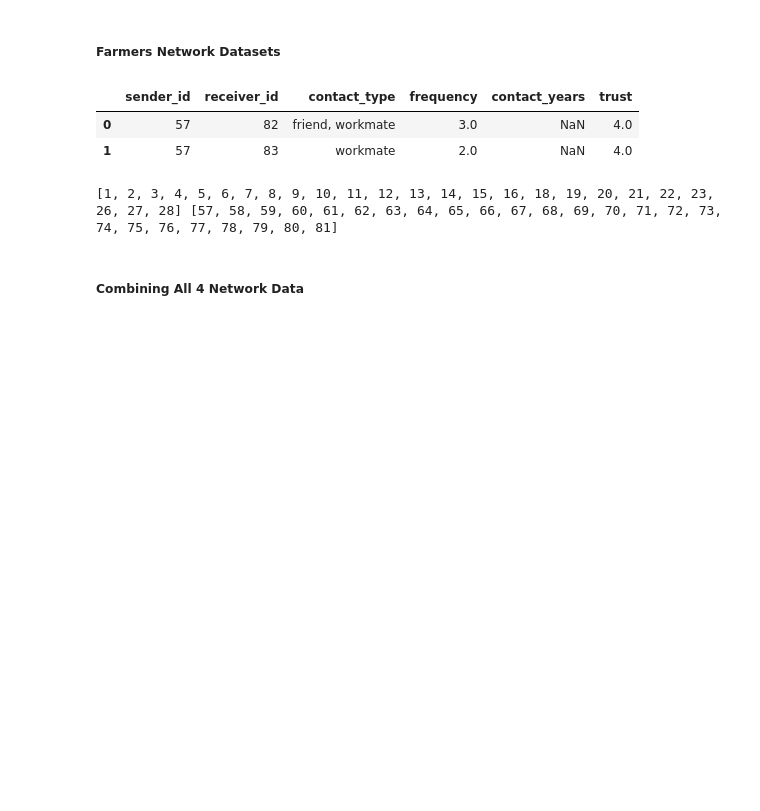
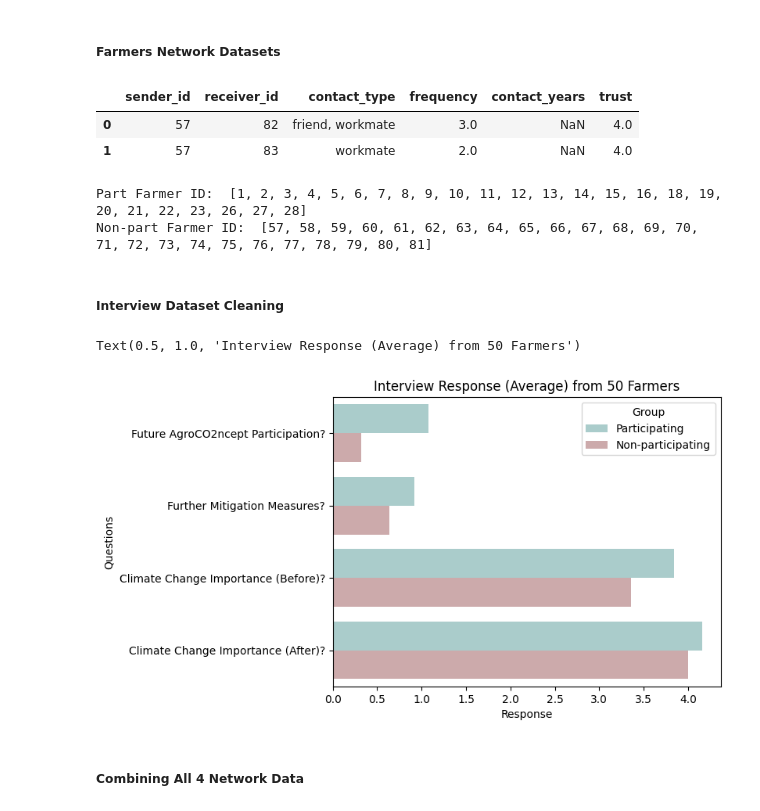
Before and after one commit to liugrac/climate_change_responses, a Jupyter notebook: Farmers Social Network.ipynb, the cells around one changed output. Saved outputs shown, nothing was run; the diff lists cells and outputs as text; code cells hidden in the pictures; blank space fills up the shorter version.

```diff
--- a/Farmers Social Network.ipynb
+++ b/Farmers Social Network.ipynb
@@ -70,18 +70,52 @@ non_all_df.head(2)
 | 0 | 57 | 82 | friend, workmate | 3.0 | NaN | 4.0 |
 | 1 | 57 | 83 | workmate | 2.0 | NaN | 4.0 |
 # %%
-# There are 2 datasets that provide us with a list of participating and non-participating farmers and their attributes
+# There are 4 datasets that provide us with a list of participating and non-participating farmers
+# and their interview response
 
-# agro participating farmers ID
-att_part_df = pd.read_csv('data/Atts_agroconcept_int.csv',sep=";")
-part_list = att_part_df['ego_id'].tolist()
+# agro participating farmers
+att_part_int_df = pd.read_csv('data/Atts_agroconcept_int.csv',sep=";")
+part_list = att_part_int_df['ego_id'].tolist()
 
-# agro participating farmers ID
-att_non_df = pd.read_csv('data/Atts_nonpart_int.csv',sep=";")
-non_list = att_non_df['ego_id_nonpart'].tolist()
-print(part_list, non_list)
+# agro participating farmers
+att_non_int_df = pd.read_csv('data/Atts_nonpart_int.csv',sep=";")
+non_list = att_non_int_df['ego_id_nonpart'].tolist()
+
+print("Part Farmer ID: ", part_list)
+print("Non-part Farmer ID: ", non_list)
 # %% [output]
-[1, 2, 3, 4, 5, 6, 7, 8, 9, 10, 11, 12, 13, 14, 15, 16, 18, 19, 20, 21, 22, 23, 26, 27, 28] [57, 58, 59, 60, 61, 62, 63, 64, 65, 66, 67, 68, 69, 70, 71, 72, 73, 74, 75, 76, 77, 78, 79, 80, 81]
+Part Farmer ID:  [1, 2, 3, 4, 5, 6, 7, 8, 9, 10, 11, 12, 13, 14, 15, 16, 18, 19, 20, 21, 22, 23, 26, 27, 28]
+Non-part Farmer ID:  [57, 58, 59, 60, 61, 62, 63, 64, 65, 66, 67, 68, 69, 70, 71, 72, 73, 74, 75, 76, 77, 78, 79, 80, 81]
+# %% [markdown]
+##### Interview Dataset Cleaning
+# %%
+def int_data_cleaning(df, group):
+    df.columns = df.columns.str.replace(r'_nonpart', '')
+    df.columns = df.columns.str.replace(r'consider_', '')
+    df.columns = df.columns.str.replace(r'_again', '')
+    df1 = df[['part','furt_reduc','CC_import','CC_import_change']].rename(
+        columns = {'part':'Future AgroCO2ncept Participation?',
+        'furt_reduc':'Further Mitigation Measures?',
+        'CC_import':'Climate Change Importance (Before)?',
+        'CC_import_change':'Climate Change Importance (After)?'})
+    df2 = df1.mean()
+    df2 = pd.DataFrame(df2).reset_index().rename(
+        columns = {'index':'Questions', 0: 'Response'})
+    df2['Group'] = group
+    return df2
+
+all_part_int_stats_df = int_data_cleaning(att_part_int_df, 'Participating')
+all_non_int_stats_df = int_data_cleaning(att_non_int_df,'Non-participating')
+
+all_int_response = pd.concat([all_part_int_stats_df, all_non_int_stats_df])
+
+part_colors = ['#a4d2d0','#d2a4a6']
+sns.set_palette(sns.color_palette(part_colors))
+sns.barplot(data=all_int_response, x="Response", y="Questions", hue="Group"
+).set_title(f'Interview Response (Average) from {len(att_part_int_df) + len(att_non_int_df)} Farmers')
+# %% [output]
+Text(0.5, 1.0, 'Interview Response (Average) from 50 Farmers')
+[figure, added]
 # %% [markdown]
 ##### Combining All 4 Network Data
 # %%
```
Also changed, not shown: parts of 13 cells of this notebook.
